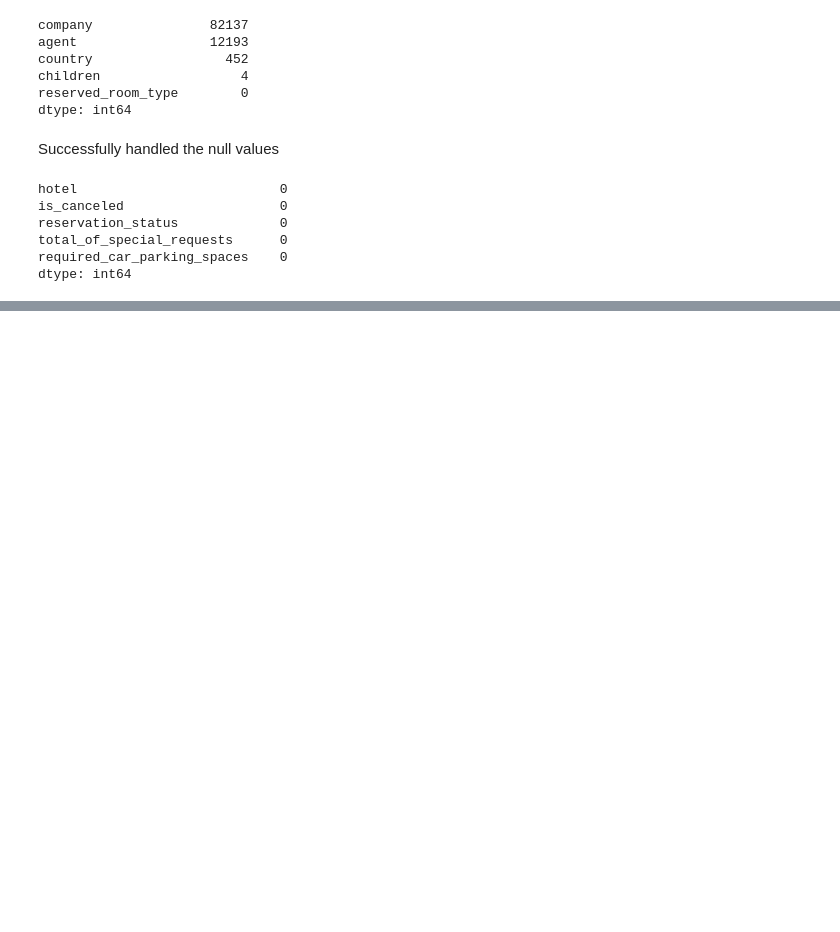
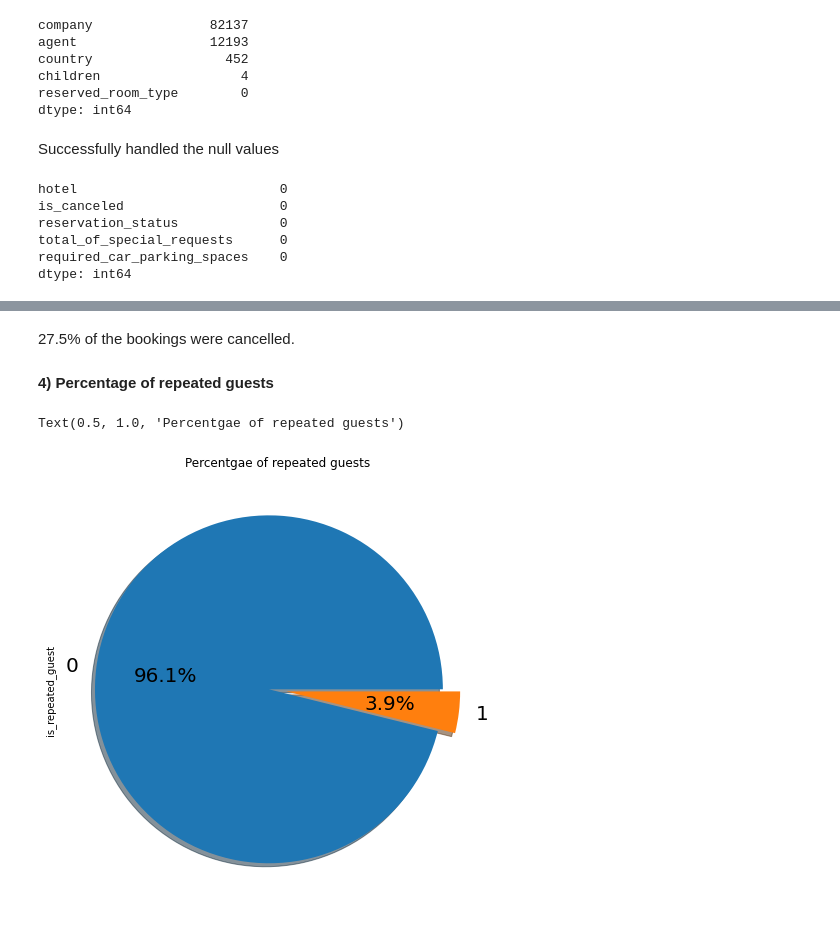
Before and after one commit to pranabrout/EDA-on-Hotel-Booking, a Jupyter notebook: Hotel_Booking_Analysis_Capstone_Project.ipynb, the cells around one changed output, grey strips where cells are left out. Drawn from its saved outputs; the diff is of its cells as text; code cells hidden in the pictures; blank space fills up the shorter version.

```diff
--- a/Hotel_Booking_Analysis_Capstone_Project.ipynb
+++ b/Hotel_Booking_Analysis_Capstone_Project.ipynb
@@ -180,0 +272,11 @@ dtype: int64
+# %% [markdown]
+27.5% of the bookings were cancelled.
+# %% [markdown]
+**4) Percentage of repeated guests**
+# %%
+df1['is_repeated_guest'].value_counts().plot.pie(explode=(0.05,0.05),autopct='%1.1f%%',shadow=True,figsize=(10,8),fontsize=20)
+
+plt.title("Percentgae of repeated guests") # 1 or 0
+# %% [output]
+Text(0.5, 1.0, 'Percentgae of repeated guests')
+[figure, added]
```
Also changed, not shown: parts of 107 cells of this notebook.
